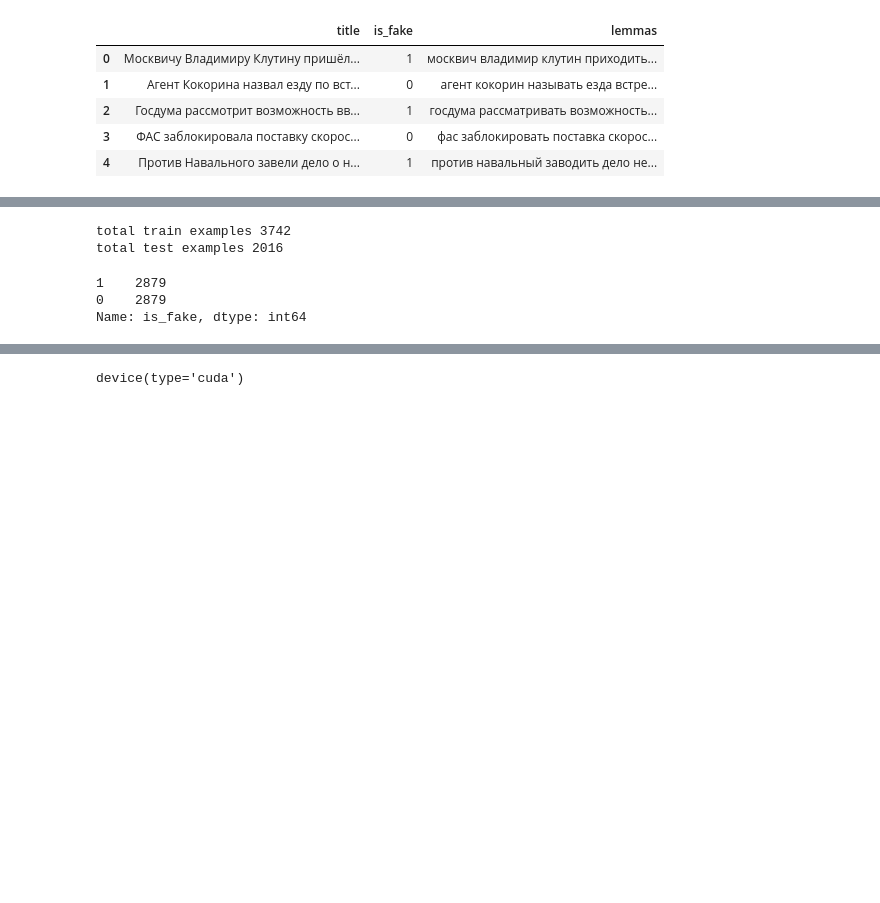
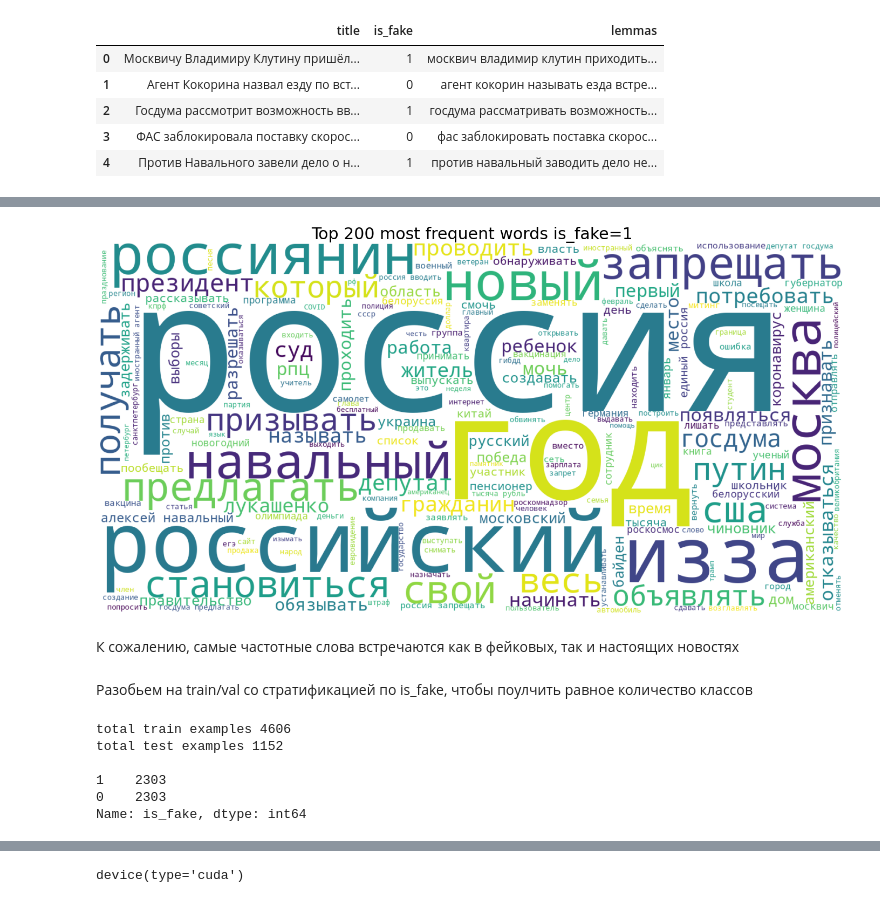
Before and after one commit to danya-pixel/FakenewsClassification, a Jupyter notebook: fakenews.ipynb, the cells around one changed output, grey strips where cells are left out. Drawn from its saved outputs; the diff is of its cells as text; code cells hidden in the pictures; blank space fills up the shorter version.

```diff
--- a/fakenews.ipynb
+++ b/fakenews.ipynb
@@ -43,15 +88,22 @@ train_data.head()
+# %%
+get_wordcloud(train_data[train_data['is_fake']==1]['lemmas'], title='Top 200 most frequent words is_fake=1')
+# %% [output]
+[figure, added]
+# %% [markdown]
+К сожалению, самые частотные слова встречаются как в фейковых, так и настоящих новостях
+# %% [markdown]
+Разобьем на train/val со стратификацией по is_fake, чтобы поулчить равное количество классов
 # %%
-x_train, x_val, y_train, y_val = train_test_split(
-    train_data['lemmas'], train_data['is_fake'], test_size=0.35)
+from sklearn.model_selection import train_test_split
+train, val = train_test_split(train_data.drop('title',axis=1), test_size=0.2, random_state=42, stratify=train_data['is_fake'])
 
-print("total train examples %s" % len(y_train))
-print("total test examples %s" % len(y_val))
+print("total train examples %s" % len(train))
+print("total test examples %s\n" % len(val))
+print(train['is_fake'].value_counts())
 # %% [output]
-total train examples 3742
-total test examples 2016
+total train examples 4606
+total test examples 1152
+
+1    2303
+0    2303
+Name: is_fake, dtype: int64
-# %%
-train_data.is_fake.value_counts()
-# %% [output]
-1    2879
-0    2879
-Name: is_fake, dtype: int64
```
Also changed, not shown: parts of 40 cells of this notebook, 5 other files.
